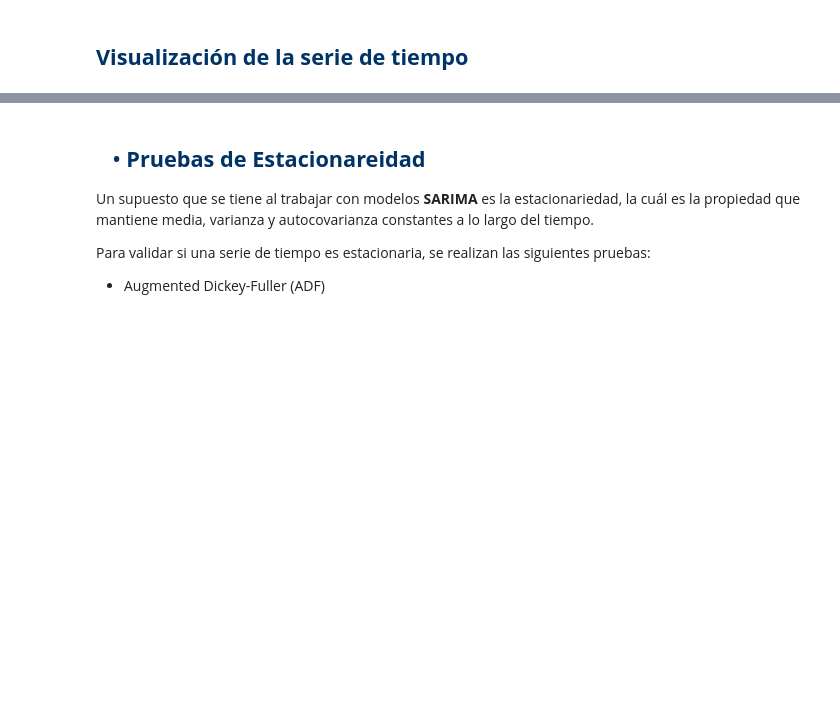
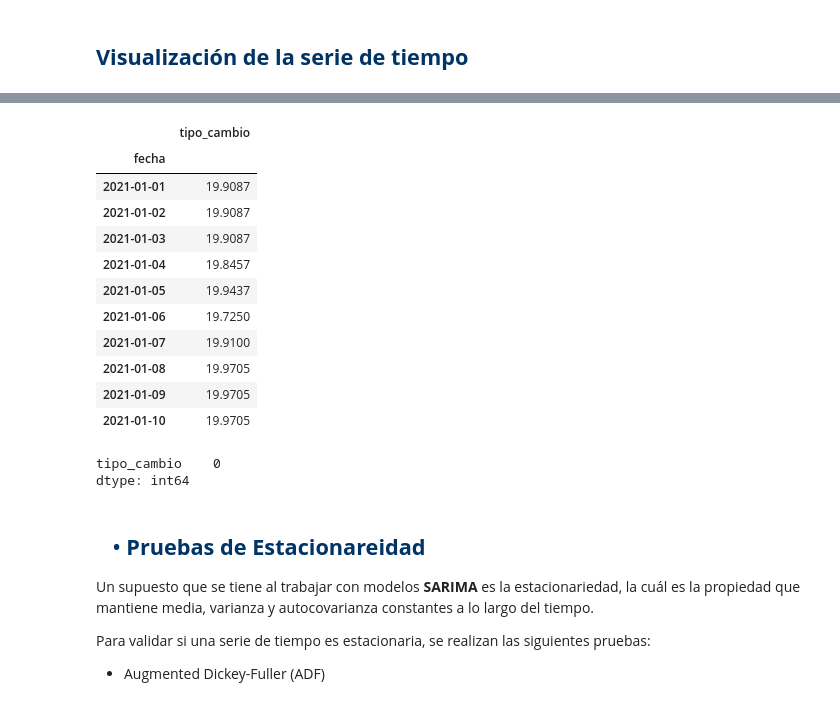
Before and after one commit to Moni-Ib/Examen1_ModelosNoLineales, a Jupyter notebook: Examen1.ipynb, the cells around one changed output, grey strips where cells are left out. Cells and saved outputs as stored; diff of their text form; code cells hidden in the pictures; blank space fills up the shorter version.

```diff
--- a/Examen1.ipynb
+++ b/Examen1.ipynb
@@ -119,3 +151,24 @@ fig.show()
+# %%
+df_daily['tipo_cambio'] = df_daily['tipo_cambio'].ffill()
+df_daily.head(10)
+# %% [output]
+|  | tipo_cambio |
+| fecha |  |
+| 2021-01-01 | 19.9087 |
+| 2021-01-02 | 19.9087 |
+| 2021-01-03 | 19.9087 |
+| 2021-01-04 | 19.8457 |
+| 2021-01-05 | 19.9437 |
+| 2021-01-06 | 19.7250 |
+| 2021-01-07 | 19.9100 |
+| 2021-01-08 | 19.9705 |
+| 2021-01-09 | 19.9705 |
+| 2021-01-10 | 19.9705 |
+# %%
+df_daily.isna().sum()
+# %% [output]
+tipo_cambio    0
+dtype: int64
 # %% [markdown]
 ## <font color= #003366> &ensp; •  **Pruebas de Estacionareidad** </font>
 Un supuesto que se tiene al trabajar con modelos **SARIMA** es la estacionariedad, la cuál es la propiedad que mantiene media, varianza y autocovarianza constantes a lo largo del tiempo.
```
Also changed, not shown: parts of 4 cells of this notebook.
